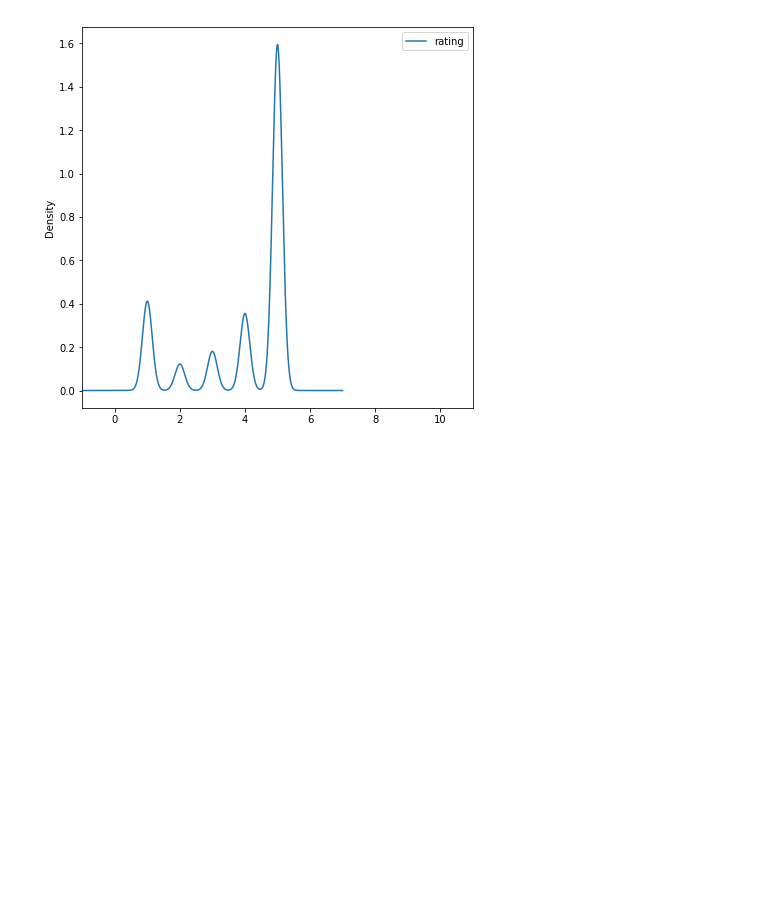
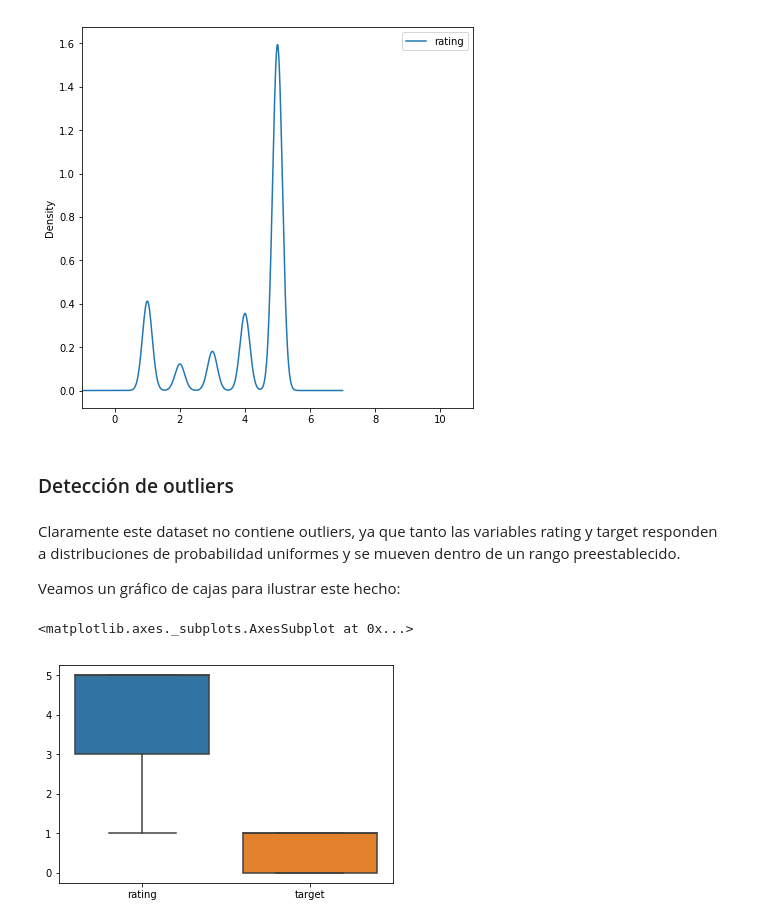
Before and after one commit to aenet/mentoria, a Jupyter notebook: analisis-visualizacion/tp-analisis-visualizacion.ipynb, the cells around one changed output. Cells and saved outputs as stored; diff of their text form; code cells hidden in the pictures; blank space fills up the shorter version.

Commit message:
grafico outliers

```diff
--- a/analisis-visualizacion/tp-analisis-visualizacion.ipynb
+++ b/analisis-visualizacion/tp-analisis-visualizacion.ipynb
@@ -180,3 +180,17 @@ pd.DataFrame(dt['rating']).plot(kind="density", figsize=(7,7),xlim=(-1,11))
 # %% [output]
 <matplotlib.axes._subplots.AxesSubplot at 0x...>
 [figure]
+# %% [markdown]
+### Detección de outliers
+# %% [markdown]
+Claramente este dataset no contiene outliers, ya que tanto las variables rating y target responden a distribuciones
+de probabilidad uniformes y se mueven dentro de un rango preestablecido.
+
+Veamos un gráfico de cajas para ilustrar este hecho:
+# %%
+import matplotlib.pyplot as plt
+
+sns.boxplot(data=dt)
+# %% [output]
+<matplotlib.axes._subplots.AxesSubplot at 0x...>
+[figure, added]
```
